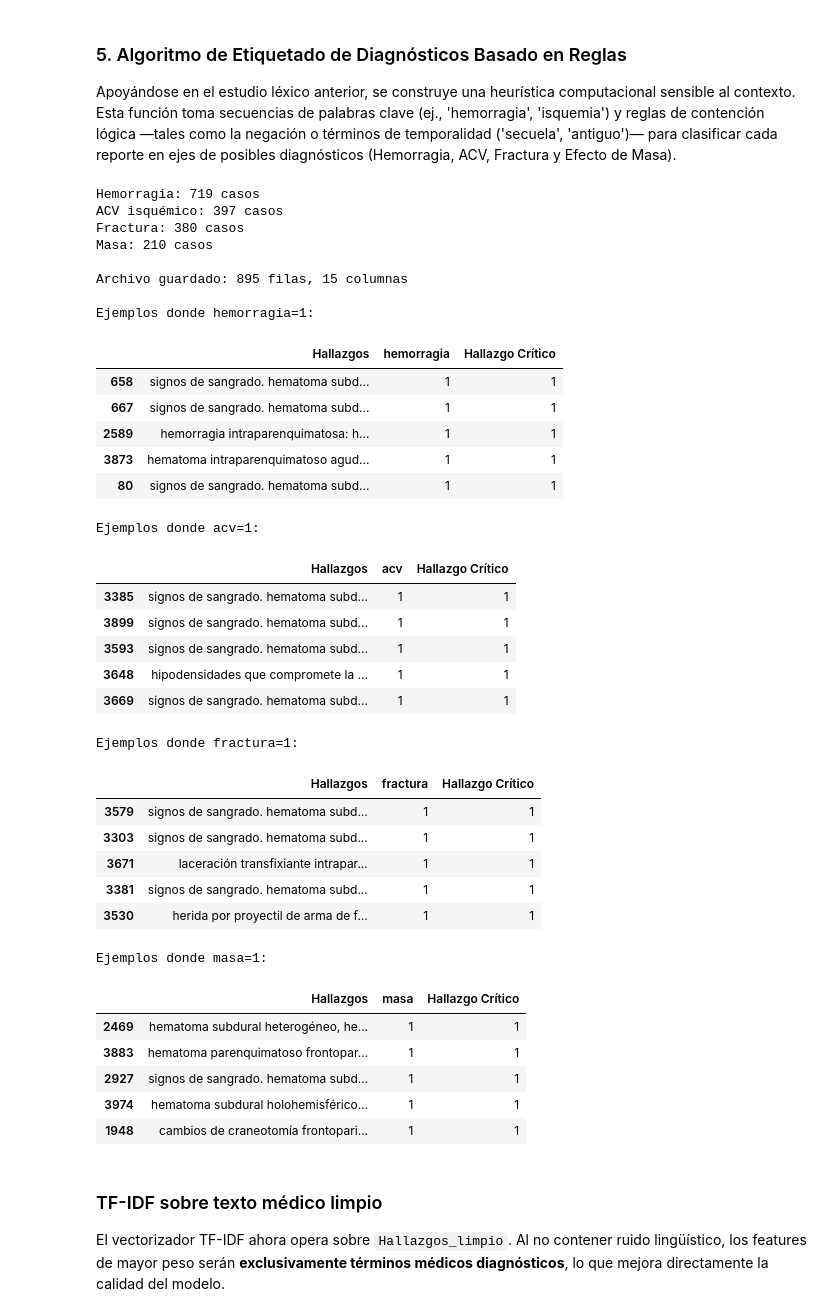
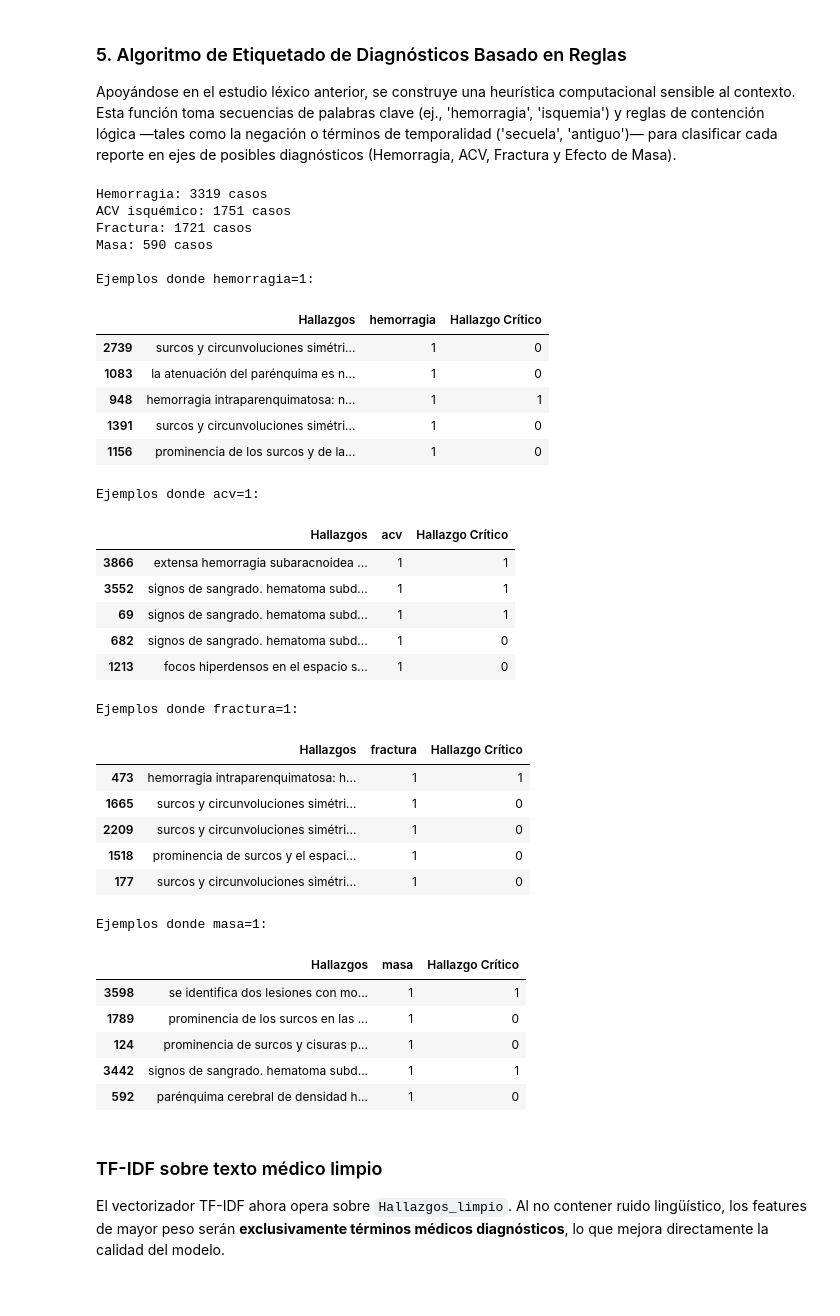
Before and after one commit to isabelaocampos/PDG-Diagnostico-Clinico, a Jupyter notebook: notebooks/0_Analisis_y_Transformacion_v2.ipynb, the cells around one changed output. Drawn from its saved outputs; the diff is of its cells as text; code cells hidden in the pictures.

```diff
--- a/notebooks/0_Analisis_y_Transformacion_v2.ipynb
+++ b/notebooks/0_Analisis_y_Transformacion_v2.ipynb
@@ -106,7 +144,7 @@ print(f"  - Filas: {df.shape[0]}")
 print(f"  - Columnas: {df.shape[1]}")
 
 # Filtrar solo casos críticos
-df = df[df['Hallazgo Crítico'] == 1]
+# df = df[df['Hallazgo Crítico'] == 1]
 
 print(f"\n{'='*50}")
 print(f"Después de filtrar por casos críticos:")
@@ -1006,73 +1053,69 @@ keywords_masa = [
 ]
 
 # Aplicar detección solo a las 4 categorías
 df['hemorragia'] = df['Hallazgos'].apply(
     lambda x: detectar_patologia_robusta(x, keywords_hemorragia)
 )
 
 df['acv'] = df['Hallazgos'].apply(
     lambda x: detectar_patologia_robusta(x, keywords_acv_isquemico)
 )
 
 df['fractura'] = df['Hallazgos'].apply(
     lambda x: detectar_patologia_robusta(x, keywords_fractura)
 )
 
 df['masa'] = df['Hallazgos'].apply(
     lambda x: detectar_patologia_robusta(x, keywords_masa)
 )
 
 # Mantener solo columnas necesarias
 columnas_finales = columnas_originales + ['hemorragia', 'acv', 'fractura', 'masa']
-df_final = df[columnas_finales]
+df_final = df[columnas_originales] # para guardar todos los datos sin ningun etiquetado
 
 df_final.to_excel('../data/data_cleaned.xlsx', index=False)
-
-print(f"Hemorragia: {df_final['hemorragia'].sum()} casos")
-print(f"ACV isquémico: {df_final['acv'].sum()} casos")
-print(f"Fractura: {df_final['fractura'].sum()} casos")
-print(f"Masa: {df_final['masa'].sum()} casos")
-print(f"\nArchivo guardado: {df_final.shape[0]} filas, {df_final.shape[1]} columnas")
+print(f"Hemorragia: {df['hemorragia'].sum()} casos")
+print(f"ACV isquémico: {df['acv'].sum()} casos")
+print(f"Fractura: {df['fractura'].sum()} casos")
+print(f"Masa: {df['masa'].sum()} casos")
 
 for col in ['hemorragia', 'acv', 'fractura', 'masa']:
     print(f"\nEjemplos donde {col}=1:")
-    display(df_final[df_final[col]==1][['Hallazgos', col, 'Hallazgo Crítico']].sample(5, random_state=1))
+    display(df[df[col]==1][['Hallazgos', col, 'Hallazgo Crítico']].sample(5, random_state=1))
 # %% [output]
-Hemorragia: 719 casos
-ACV isquémico: 397 casos
-Fractura: 380 casos
-Masa: 210 casos
-
-Archivo guardado: 895 filas, 15 columnas
+Hemorragia: 3319 casos
+ACV isquémico: 1751 casos
+Fractura: 1721 casos
+Masa: 590 casos
 
 Ejemplos donde hemorragia=1:
 |  | Hallazgos | hemorragia | Hallazgo Crítico |
-| 658 | signos de sangrado. hematoma subd... | 1 | 1 |
-| 667 | signos de sangrado. hematoma subd... | 1 | 1 |
-| 2589 | hemorragia intraparenquimatosa: h... | 1 | 1 |
-| 3873 | hematoma intraparenquimatoso agud... | 1 | 1 |
-| 80 | signos de sangrado. hematoma subd... | 1 | 1 |
+| 2739 | surcos y circunvoluciones simétri... | 1 | 0 |
+| 1083 | la atenuación del parénquima es n... | 1 | 0 |
+| 948 | hemorragia intraparenquimatosa: n... | 1 | 1 |
+| 1391 | surcos y circunvoluciones simétri... | 1 | 0 |
+| 1156 | prominencia de los surcos y de la... | 1 | 0 |
 Ejemplos donde acv=1:
 |  | Hallazgos | acv | Hallazgo Crítico |
-| 3385 | signos de sangrado. hematoma subd... | 1 | 1 |
-| 3899 | signos de sangrado. hematoma subd... | 1 | 1 |
-| 3593 | signos de sangrado. hematoma subd... | 1 | 1 |
-| 3648 | hipodensidades que compromete la ... | 1 | 1 |
-| 3669 | signos de sangrado. hematoma subd... | 1 | 1 |
+| 3866 | extensa hemorragia subaracnoidea ... | 1 | 1 |
+| 3552 | signos de sangrado. hematoma subd... | 1 | 1 |
+| 69 | signos de sangrado. hematoma subd... | 1 | 1 |
+| 682 | signos de sangrado. hematoma subd... | 1 | 0 |
+| 1213 | focos hiperdensos en el espacio s... | 1 | 0 |
 Ejemplos donde fractura=1:
 |  | Hallazgos | fractura | Hallazgo Crítico |
-| 3579 | signos de sangrado. hematoma subd... | 1 | 1 |
-| 3303 | signos de sangrado. hematoma subd... | 1 | 1 |
-| 3671 | laceración transfixiante intrapar... | 1 | 1 |
-| 3381 | signos de sangrado. hematoma subd... | 1 | 1 |
-| 3530 | herida por proyectil de arma de f... | 1 | 1 |
+| 473 | hemorragia intraparenquimatosa: h... | 1 | 1 |
+| 1665 | surcos y circunvoluciones simétri... | 1 | 0 |
+| 2209 | surcos y circunvoluciones simétri... | 1 | 0 |
+| 1518 | prominencia de surcos y el espaci... | 1 | 0 |
+| 177 | surcos y circunvoluciones simétri... | 1 | 0 |
 Ejemplos donde masa=1:
 |  | Hallazgos | masa | Hallazgo Crítico |
-| 2469 | hematoma subdural heterogéneo, he... | 1 | 1 |
-| 3883 | hematoma parenquimatoso frontopar... | 1 | 1 |
-| 2927 | signos de sangrado. hematoma subd... | 1 | 1 |
-| 3974 | hematoma subdural holohemisférico... | 1 | 1 |
-| 1948 | cambios de craneotomía frontopari... | 1 | 1 |
+| 3598 | se identifica dos lesiones con mo... | 1 | 1 |
+| 1789 | prominencia de los surcos en las ... | 1 | 0 |
+| 124 | prominencia de surcos y cisuras p... | 1 | 0 |
+| 3442 | signos de sangrado. hematoma subd... | 1 | 1 |
+| 592 | parénquima cerebral de densidad h... | 1 | 0 |
 # %% [markdown]
 ### TF-IDF sobre texto médico limpio
 
```
Also changed, not shown: parts of 12 cells of this notebook, 1 other file.
